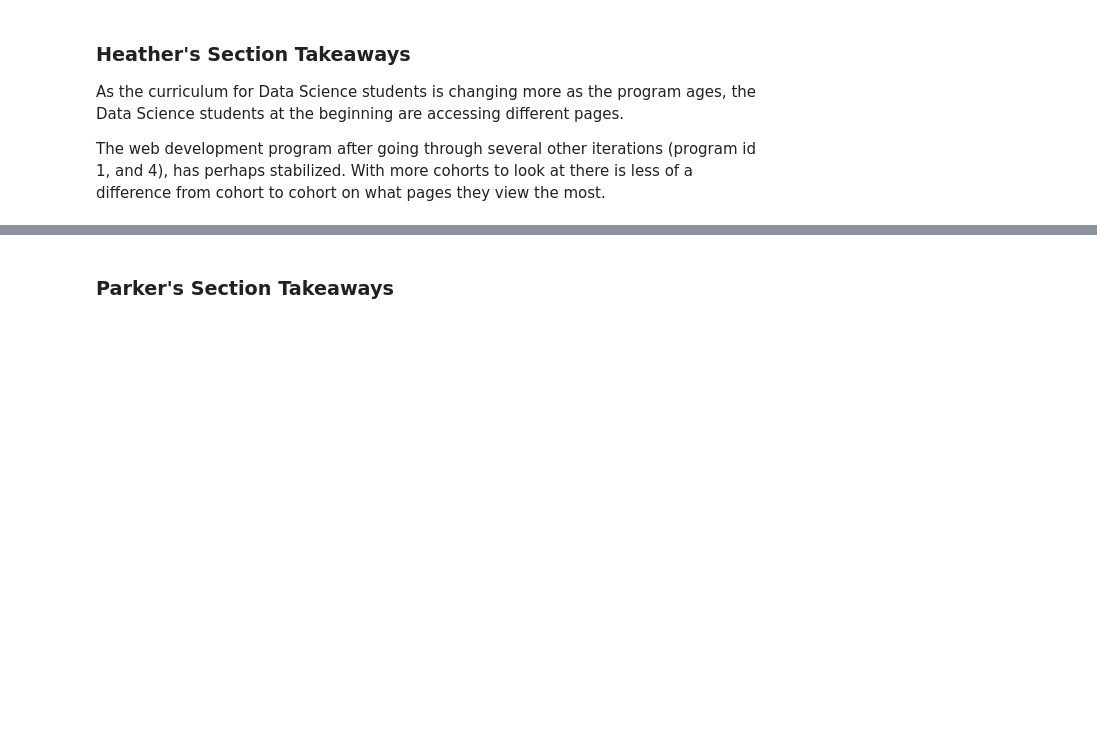
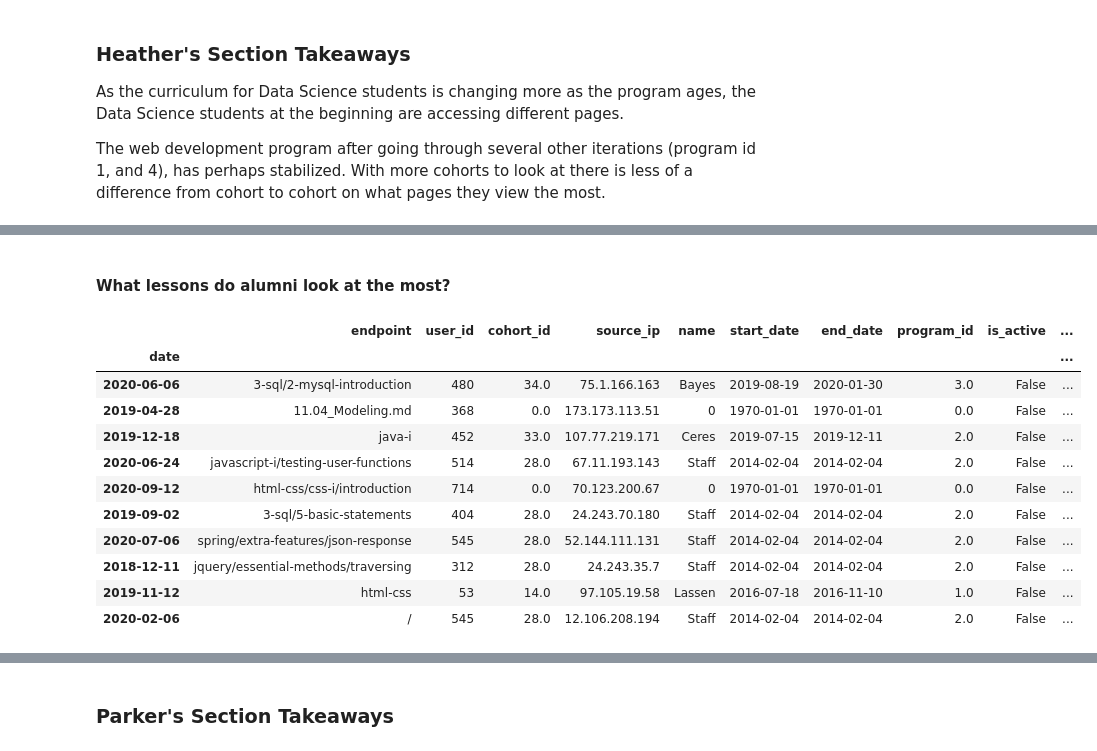
Before and after one commit to Florence-Team-8/anomaly-detection-project, a Jupyter notebook: ad_project_final_notebook.ipynb, the cells around one changed output, grey strips where cells are left out. Cells and saved outputs as stored; diff of their text form; code cells hidden in the pictures; blank space fills up the shorter version.

```diff
--- a/ad_project_final_notebook.ipynb
+++ b/ad_project_final_notebook.ipynb
@@ -411,0 +499,17 @@ The web development program after going through several other iterations (progra
+# %% [markdown]
+#### What lessons do alumni look at the most?
+# %%
+inactive_df.sample(10)
+# %% [output]
+|  | endpoint | user_id | cohort_id | source_ip | name | start_date | end_date | program_id | is_active | ... |
+| date |  |  |  |  |  |  |  |  |  | ... |
+| 2020-06-06 | 3-sql/2-mysql-introduction | 480 | 34.0 | 75.1.166.163 | Bayes | 2019-08-19 | 2020-01-30 | 3.0 | False | ... |
+| 2019-04-28 | 11.04_Modeling.md | 368 | 0.0 | 173.173.113.51 | 0 | 1970-01-01 | 1970-01-01 | 0.0 | False | ... |
+| 2019-12-18 | java-i | 452 | 33.0 | 107.77.219.171 | Ceres | 2019-07-15 | 2019-12-11 | 2.0 | False | ... |
+| 2020-06-24 | javascript-i/testing-user-functions | 514 | 28.0 | 67.11.193.143 | Staff | 2014-02-04 | 2014-02-04 | 2.0 | False | ... |
+| 2020-09-12 | html-css/css-i/introduction | 714 | 0.0 | 70.123.200.67 | 0 | 1970-01-01 | 1970-01-01 | 0.0 | False | ... |
+| 2019-09-02 | 3-sql/5-basic-statements | 404 | 28.0 | 24.243.70.180 | Staff | 2014-02-04 | 2014-02-04 | 2.0 | False | ... |
+| 2020-07-06 | spring/extra-features/json-response | 545 | 28.0 | 52.144.111.131 | Staff | 2014-02-04 | 2014-02-04 | 2.0 | False | ... |
+| 2018-12-11 | jquery/essential-methods/traversing | 312 | 28.0 | 24.243.35.7 | Staff | 2014-02-04 | 2014-02-04 | 2.0 | False | ... |
+| 2019-11-12 | html-css | 53 | 14.0 | 97.105.19.58 | Lassen | 2016-07-18 | 2016-11-10 | 1.0 | False | ... |
+| 2020-02-06 | / | 545 | 28.0 | 12.106.208.194 | Staff | 2014-02-04 | 2014-02-04 | 2.0 | False | ... |
```
Also changed, not shown: parts of 16 cells of this notebook, 3 other files.
